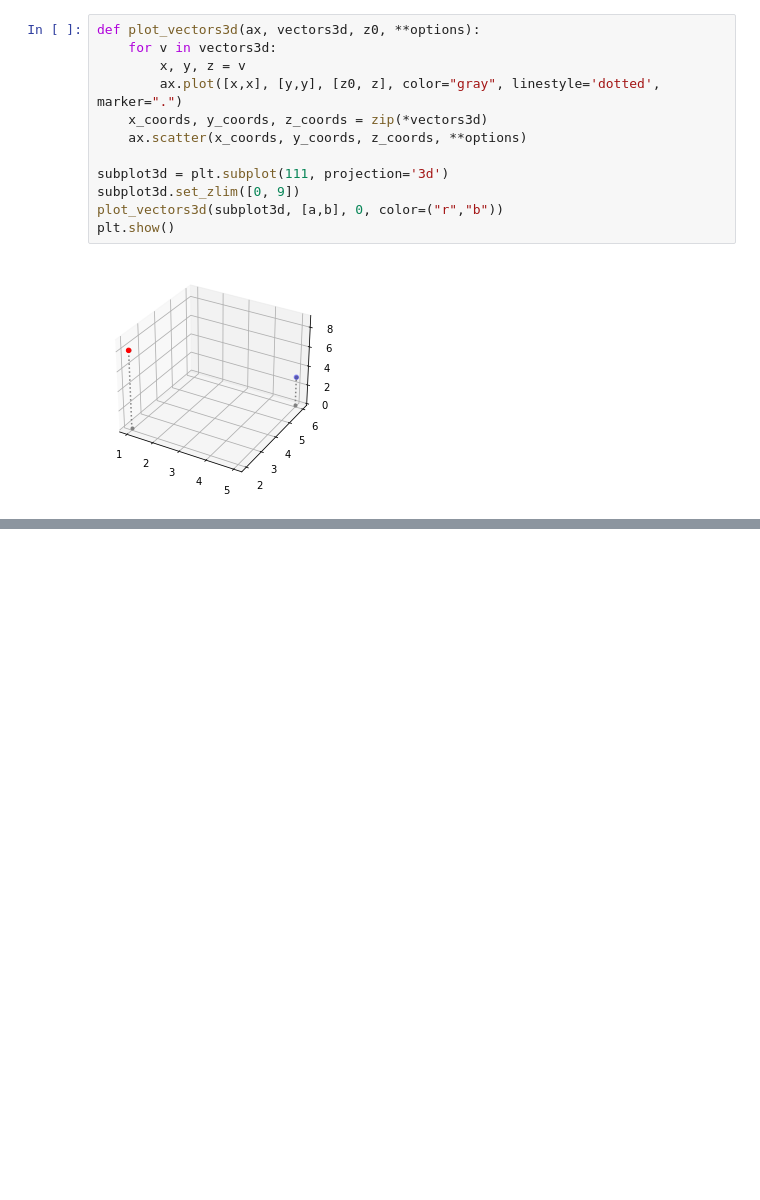
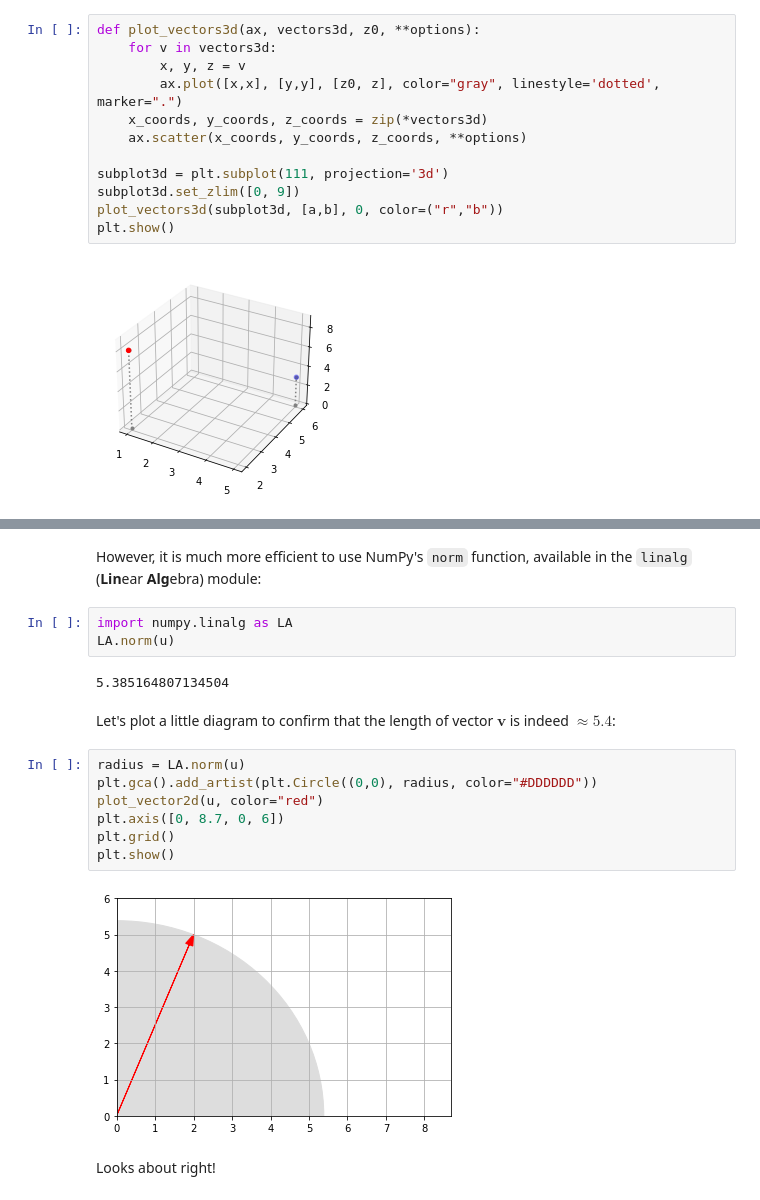
Before and after one commit to jackhwl/OpenCV, a Jupyter notebook: HandOn_MachineLearning/3/math_linear_algebra.ipynb, the cells around one changed output, grey strips where cells are left out. Saved outputs shown, nothing was run; the diff lists cells and outputs as text; blank space fills up the shorter version.

Commit message:
Euclidian norm

```diff
--- a/HandOn_MachineLearning/3/math_linear_algebra.ipynb
+++ b/HandOn_MachineLearning/3/math_linear_algebra.ipynb
@@ -149,0 +167,20 @@ plt.show()
+# %% [markdown]
+However, it is much more efficient to use NumPy's `norm` function, available in the `linalg` (**Lin**ear **Alg**ebra) module:
+# %%
+import numpy.linalg as LA
+LA.norm(u)
+# %% [output]
+5.385164807134504
+# %% [markdown]
+Let's plot a little diagram to confirm that the length of vector $\textbf{v}$ is indeed $\approx5.4$:
+# %%
+radius = LA.norm(u)
+plt.gca().add_artist(plt.Circle((0,0), radius, color="#DDDDDD"))
+plot_vector2d(u, color="red")
+plt.axis([0, 8.7, 0, 6])
+plt.grid()
+plt.show()
+# %% [output]
+[figure, added]
+# %% [markdown]
+Looks about right!
```
Also changed, not shown: parts of 2 cells of this notebook.
